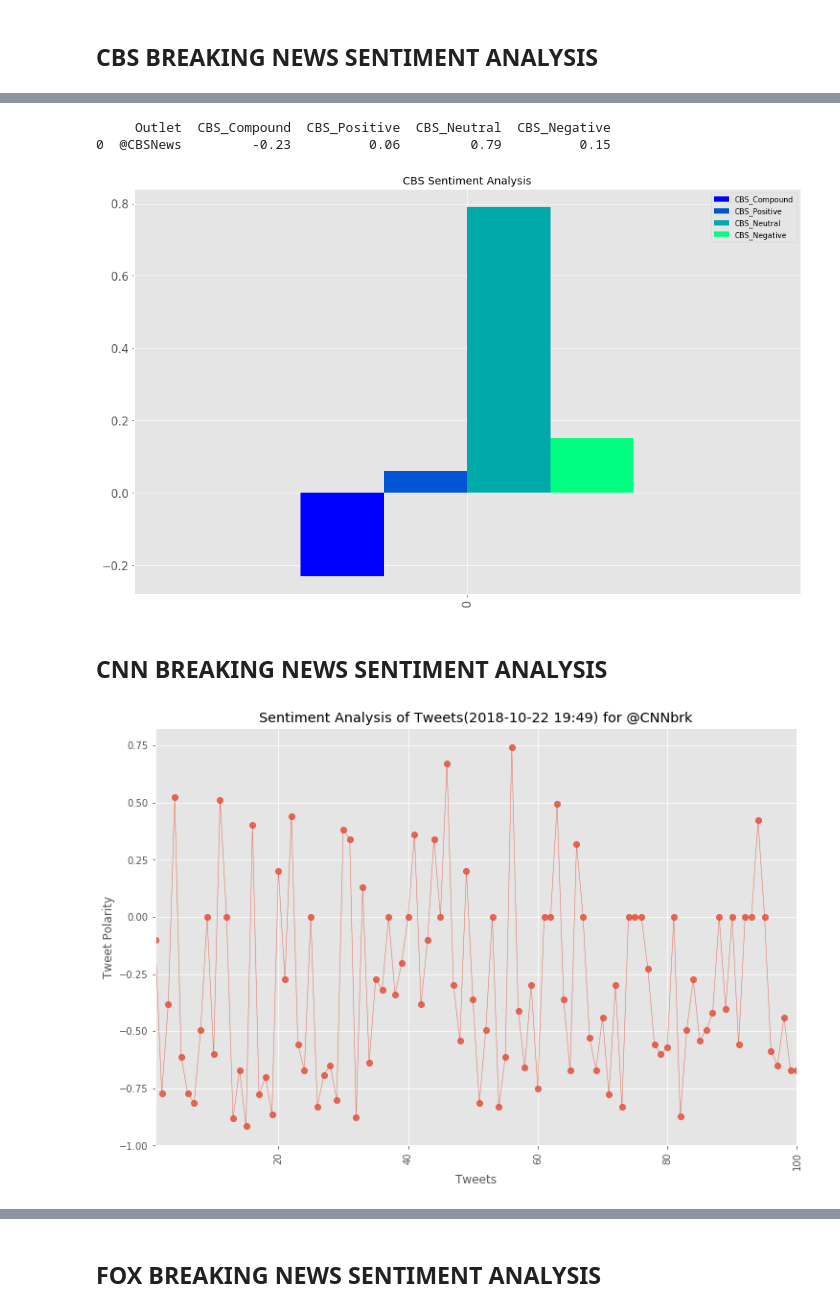
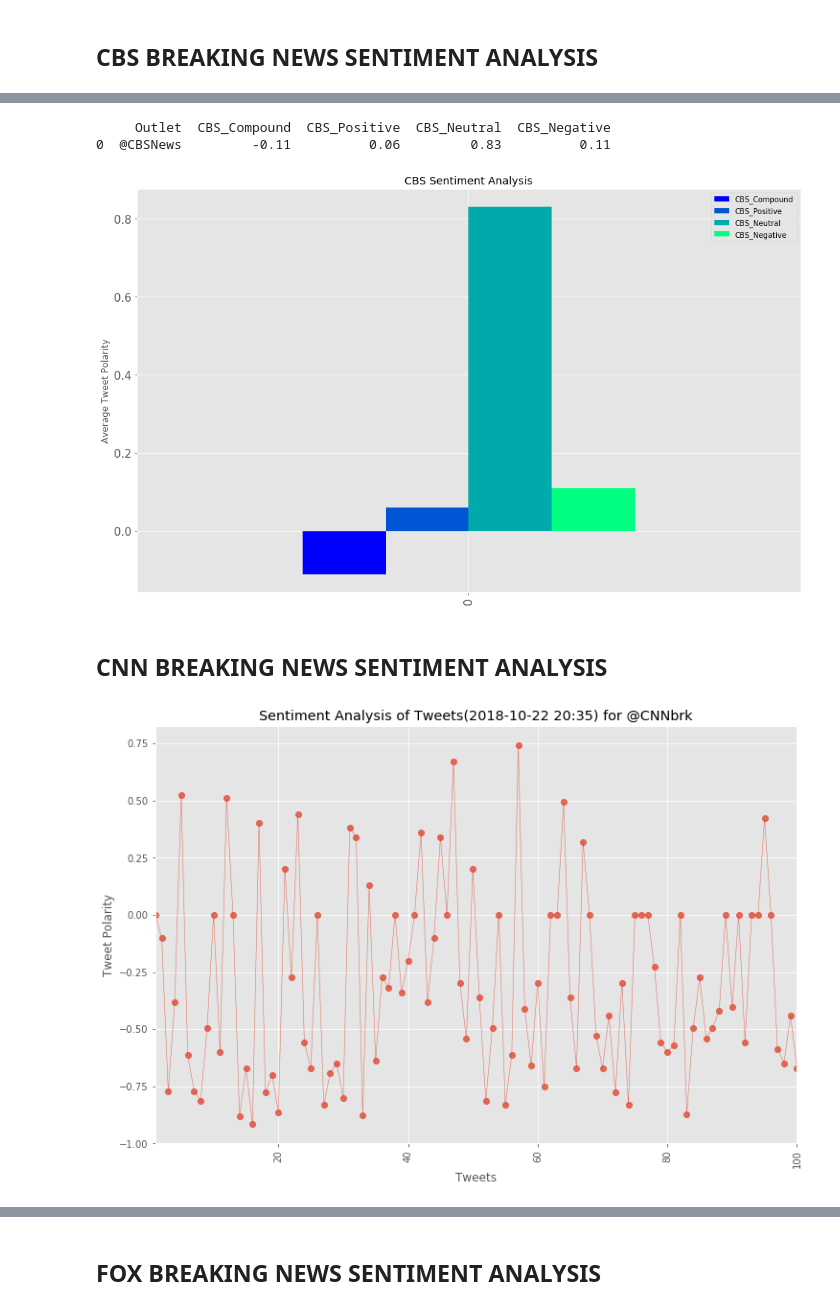
Before and after one commit to JFrancisOlson/Social_Analytics, a Jupyter notebook: JFO_TWITTER_API_HWK_2.ipynb, the cells around one changed output, grey strips where cells are left out. Drawn from its saved outputs; the diff is of its cells as text; code cells hidden in the pictures.

```diff
--- a/JFO_TWITTER_API_HWK_2.ipynb
+++ b/JFO_TWITTER_API_HWK_2.ipynb
@@ -183,6 +184,12 @@ sentiments_cbs = []
 
 # variable for max_id
 oldest_tweet = None
+
+# Variables for holding sentiments
+cbs_compound_list = []
+cbs_positive_list = []
+cbs_negative_list = []
+cbs_neutral_list = []
 
 # Loop through 5 pages of tweets (total 100 tweets)
 for x in range(5):
@@ -202,8 +209,16 @@ for x in range(5):
         neu = results["neu"]
         pos = results["pos"]
 
+        # Add each value to the appropriate list
+        cbs_compound_list.append(compound)
+        cbs_positive_list.append(pos)
+        cbs_negative_list.append(neg)
+        cbs_neutral_list.append(neu)
+
         # Get Tweet ID, subtract 1 and assign to oldest tweet
         oldest_tweet = tweet['id'] - 1
+
+
 
         # Add sentiments for each tweet into a list
         sentiments_cbs.append({
@@ -220,10 +235,10 @@ for x in range(5):
 # Store the Average Sentiments
 sentiment_cbs_avg = {
         "Outlet": target_user,
-        "CBS_Compound": np.mean(compound_list),
-        "CBS_Positive": np.mean(positive_list),
-        "CBS_Neutral": np.mean(neutral_list),
-        "CBS_Negative": np.mean(negative_list)
+        "CBS_Compound": np.mean(cbs_compound_list),
+        "CBS_Positive": np.mean(cbs_positive_list),
+        "CBS_Neutral": np.mean(cbs_neutral_list),
+        "CBS_Negative": np.mean(cbs_negative_list)
     }
 
         # Convert sentiments to a DataFrame
@@ -265,19 +280,19 @@ sentiments_cbs_pd.tail()
 # %%
 # Dataframe casting from sentiment averages
 cbs_avg = pd.DataFrame(sentiment_cbs_avg, index=[0]).round(2)
 print(cbs_avg)
 
 # Create bar chart
 cbs_avg.plot(kind='bar', title=(f'CBS Sentiment Analysis'), fontsize=15, figsize=[16,10], stacked=False, colormap='winter') # area plot
+plt.ylabel("Average Tweet Polarity")
 plt.savefig("Images/CBS_Sentiment_chart.png")
 # %% [output]
      Outlet  CBS_Compound  CBS_Positive  CBS_Neutral  CBS_Negative
-0  @CBSNews         -0.23          0.06         0.79          0.15
+0  @CBSNews         -0.11          0.06         0.83          0.11
-[figure, old version]
+[figure, new version]
 # %% [markdown]
 ## CNN BREAKING NEWS SENTIMENT ANALYSIS
 # %%
-
 # State the target
 target_user = "@CNNbrk"
 
@@ -286,6 +301,12 @@ counter = 1
 
 # Variables for holding sentiments
 sentiments_cnn = []
+
+# Variables for holding sentiments
+cnn_compound_list = []
+cnn_positive_list = []
+cnn_negative_list = []
+cnn_neutral_list = []
 
 # variable for max_id
 oldest_tweet = None
@@ -308,6 +329,12 @@ for x in range(5):
         neu = results["neu"]
         pos = results["pos"]
 
+         # Add each value to the appropriate list
+        cnn_compound_list.append(compound)
+        cnn_positive_list.append(pos)
+        cnn_negative_list.append(neg)
+        cnn_neutral_list.append(neu)
+
         # Get Tweet ID, subtract 1 and assign to oldest tweet
         oldest_tweet = tweet['id'] - 1
 
@@ -326,10 +353,10 @@ for x in range(5):
         # Store the Average Sentiments
 sentiment_cnn_avg = {
         "Outlet": target_user,
-        "CNN_Compound": np.mean(compound_list),
-        "CNN_Positive": np.mean(positive_list),
-        "CNN_Neutral": np.mean(neutral_list),
-        "CNN_Negative": np.mean(negative_list)
+        "CNN_Compound": np.mean(cnn_compound_list),
+        "CNN_Positive": np.mean(cnn_positive_list),
+        "CNN_Neutral": np.mean(cnn_neutral_list),
+        "CNN_Negative": np.mean(cnn_negative_list)
     }
         # Convert sentiments to a DataFrame
 sentiments_cnn_pd = pd.DataFrame.from_dict(sentiments_cnn)
@@ -358,7 +385,7 @@ plt.savefig("Images/CNN_Sentiment_Summary.png")
 plt.xlabel("Tweets")
 plt.show()
 # %% [output]
-[figure, old version]
+[figure, new version]
 # %%
 sentiments_cnn_pd.tail()
 # %% [output]
```
Also changed, not shown: parts of 13 cells of this notebook.
